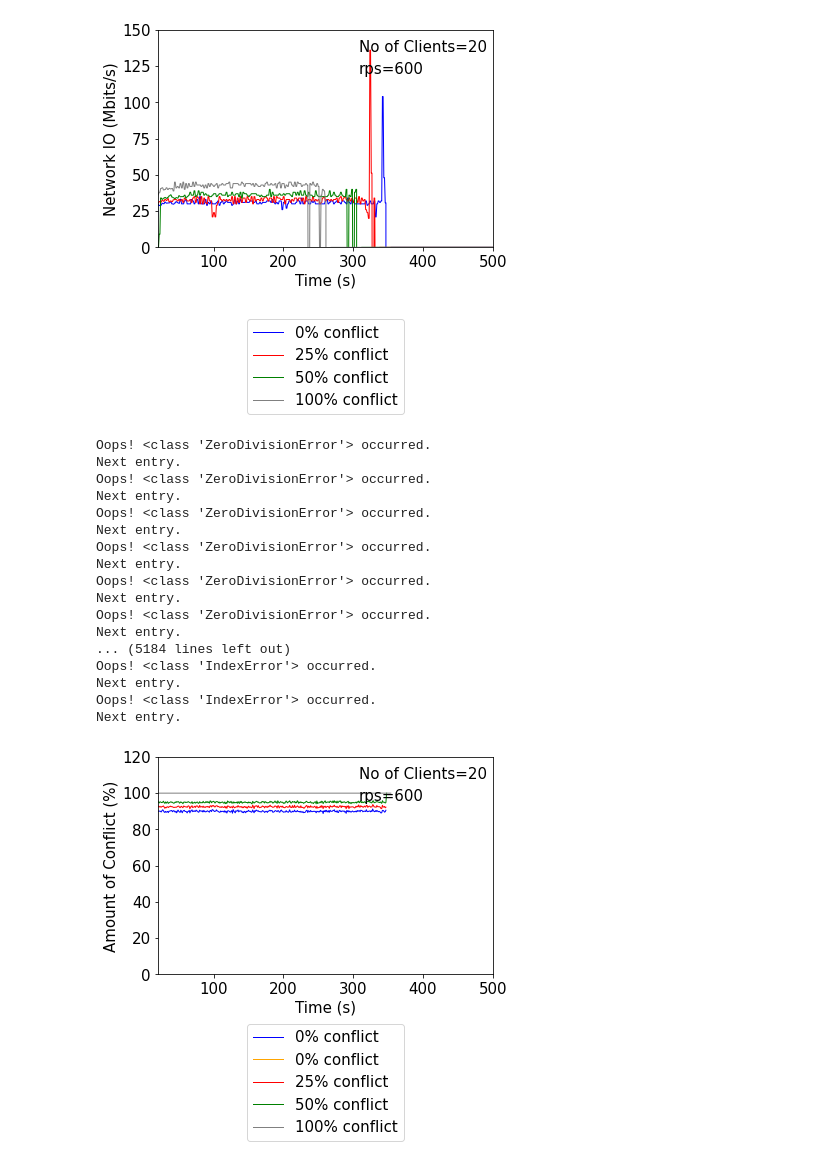
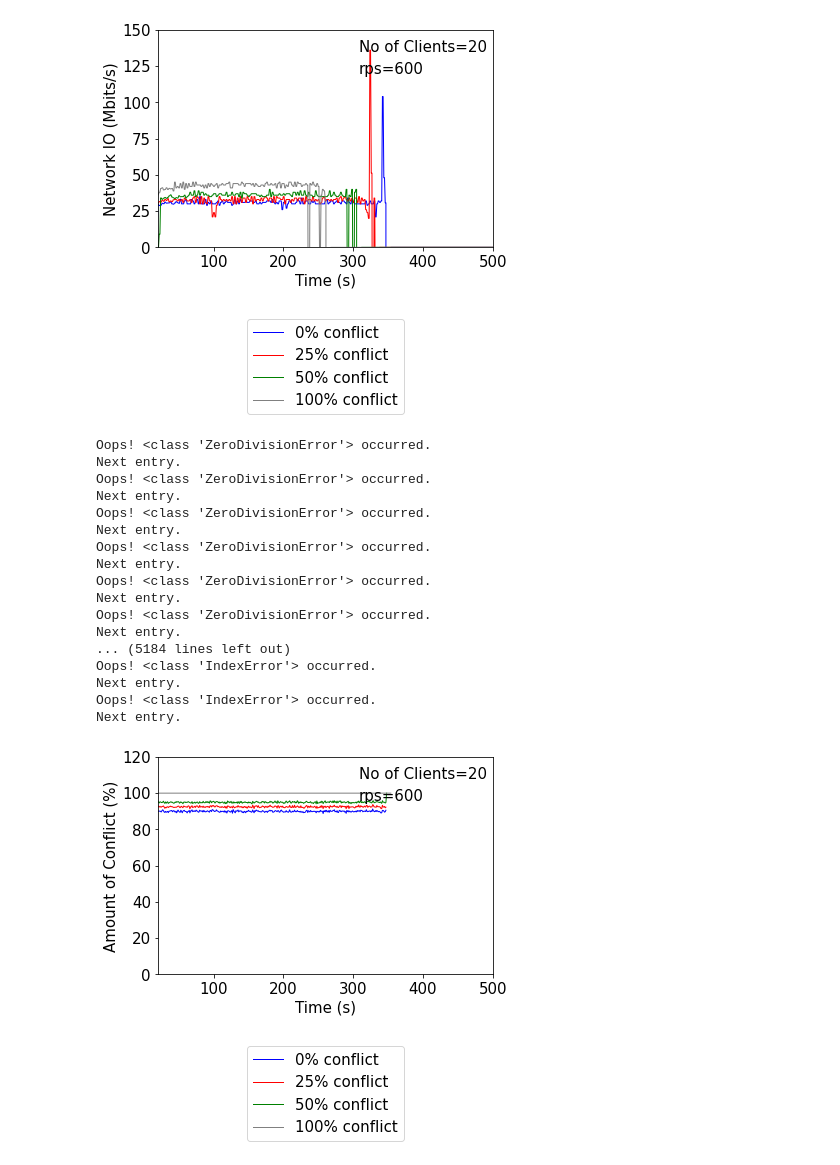
Before and after one commit to Santa-Maria-Shithil/EESYSTEM_TOC, a Jupyter notebook: scripts/All_Figure-Conflict-Updated-RPS.ipynb, the cells around one changed output. Saved outputs shown, nothing was run; the diff lists cells and outputs as text; code cells hidden in the pictures.

```diff
--- a/scripts/All_Figure-Conflict-Updated-RPS.ipynb
+++ b/scripts/All_Figure-Conflict-Updated-RPS.ipynb
@@ -1782,37 +1782,36 @@ plt.rc('figure', titlesize=SMALL_SIZE)
 
 
 plt.plot(x1, y1, color='blue', linestyle='solid', linewidth = 1, label='0% conflict')
-plt.plot(x5, y5, color='orange', linestyle='solid', linewidth = 1, label='0% conflict')
 plt.plot(x2, y2, color='red', linestyle='solid', linewidth = 1, label='25% conflict')
 plt.plot(x3, y3, color='green', linestyle='solid', linewidth = 1, label='50% conflict')
 plt.plot(x4, y4, color='gray', linestyle='solid', linewidth = 1, label='100% conflict')
 
 
 plt.xlabel('Time (s)')
 plt.ylabel('Amount of Conflict (%)')
 plt.annotate('No of Clients=20', xy = (0.6, 0.9), xycoords='axes fraction')
 plt.annotate('rps=600', xy = (0.6, 0.8), xycoords='axes fraction')
 
 #plt.title('Amount of Conflict of Five Servers with Different Amount of Conflict', y=-0.9)
 
 plt.legend(loc="lower center", bbox_to_anchor=(0.5, -0.8));
 plt.show()
 # %% [output]
 Oops! <class 'ZeroDivisionError'> occurred.
 Next entry.
 Oops! <class 'ZeroDivisionError'> occurred.
 Next entry.
 Oops! <class 'ZeroDivisionError'> occurred.
 Next entry.
 Oops! <class 'ZeroDivisionError'> occurred.
 Next entry.
 Oops! <class 'ZeroDivisionError'> occurred.
 Next entry.
 Oops! <class 'ZeroDivisionError'> occurred.
 Next entry.
 ... (5184 lines left out)
 Oops! <class 'IndexError'> occurred.
 Next entry.
 Oops! <class 'IndexError'> occurred.
 Next entry.
-[figure, old version]
+[figure, new version]
```
Also changed, not shown: 3 other files.
